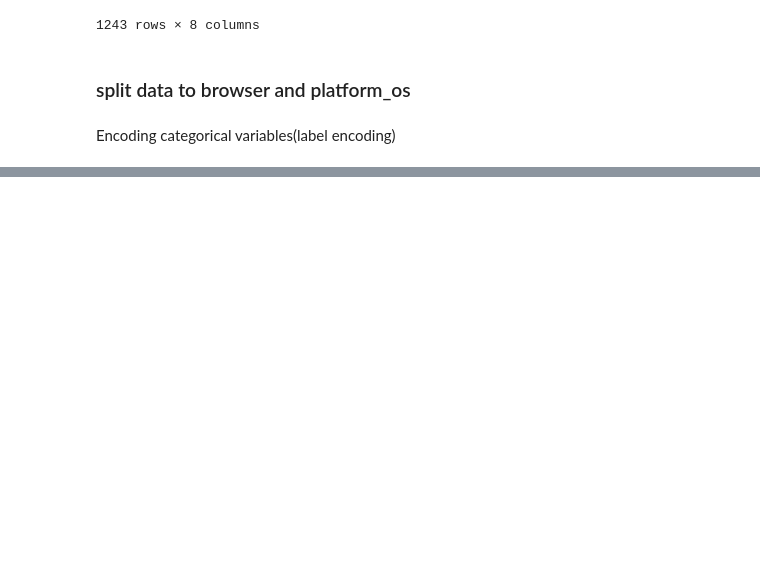
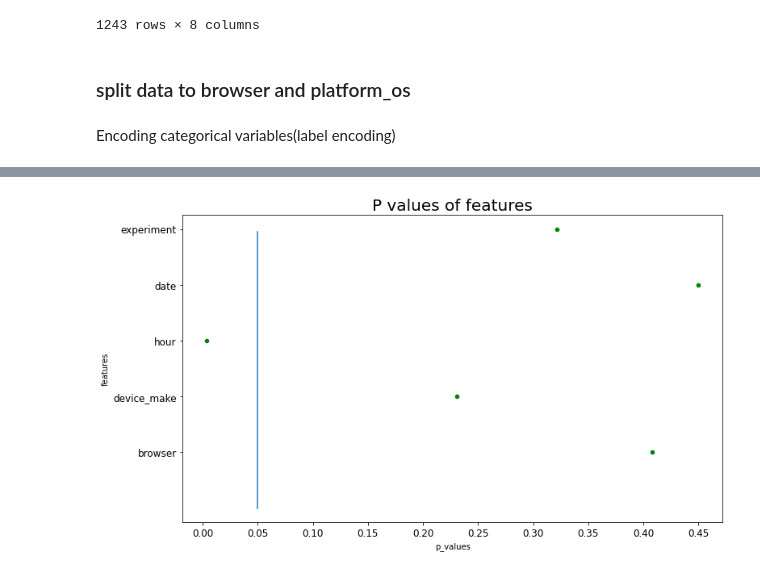
Before and after one commit to TenAcademy/A_B-Hypothesis-Testing, a Jupyter notebook: notebooks/modeling.ipynb, the cells around one changed output, grey strips where cells are left out. Drawn from its saved outputs; the diff is of its cells as text; code cells hidden in the pictures; blank space fills up the shorter version.

```diff
--- a/notebooks/modeling.ipynb
+++ b/notebooks/modeling.ipynb
@@ -105,0 +239,3 @@ collected_data = pd.read_csv(data_url)
+# %%
+p_values_df = Logistic.get_p_values()
+p_values_df
@@ -105,0 +249,4 @@ collected_data = pd.read_csv(data_url)
+# %%
+p_value_fig = Logistic.plot_pvalues(p_values_df)
+# %% [output]
+[figure, added]
```
Also changed, not shown: parts of 13 cells of this notebook.
